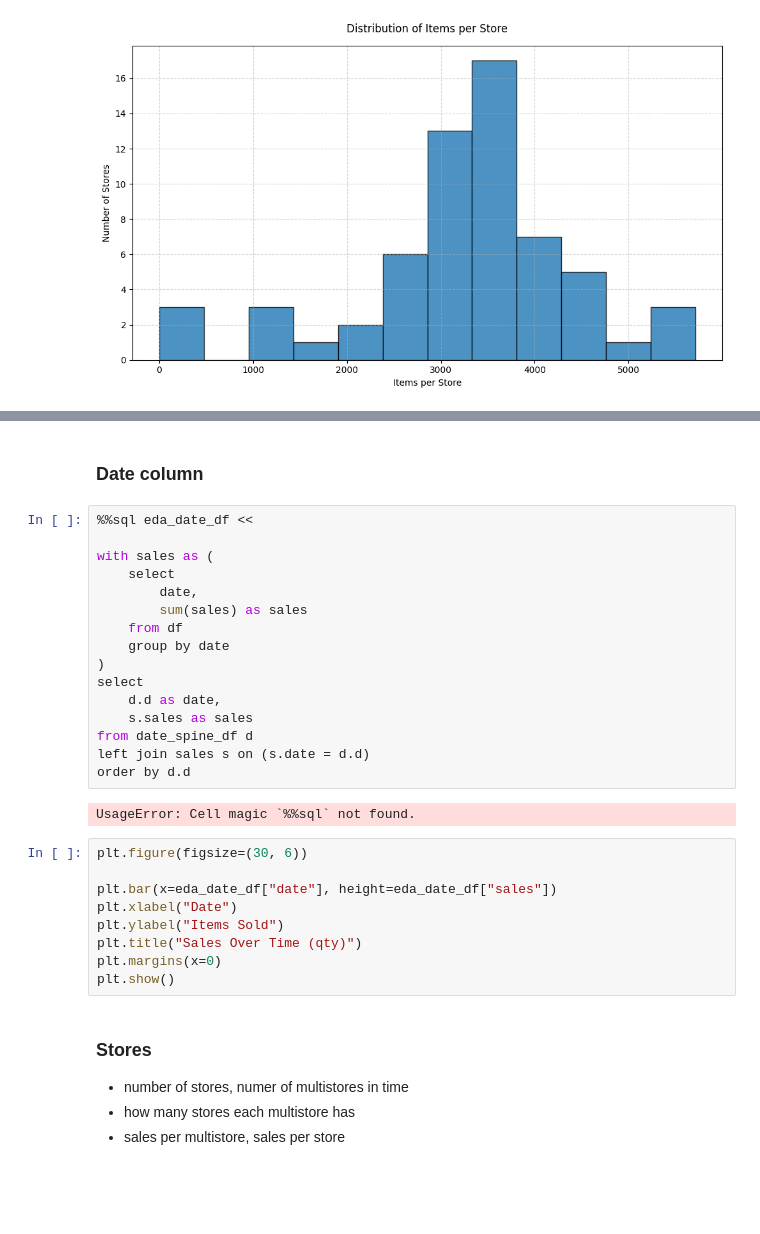
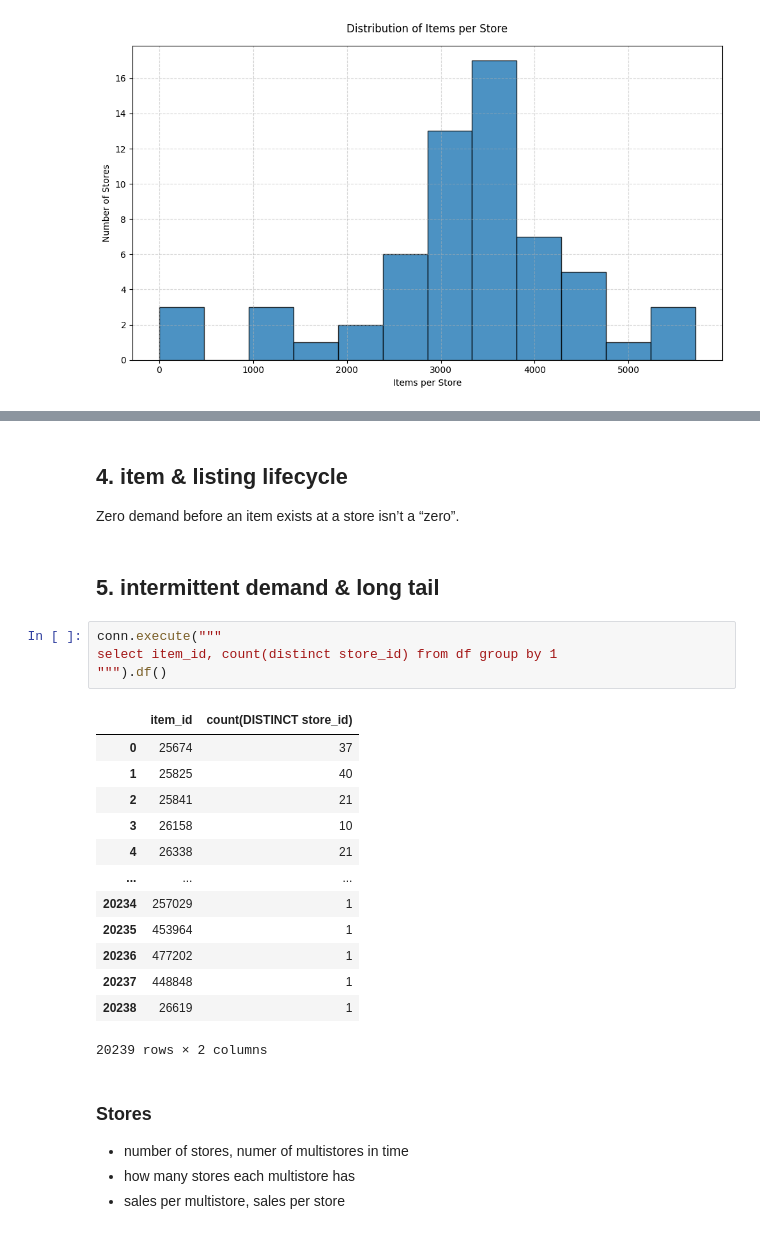
Before and after one commit to kozlov-ski/aptimyz-demand-forecast, a Jupyter notebook: notebooks/2_aptimyz_eda_v1.ipynb, the cells around one changed output, grey strips where cells are left out. Saved outputs shown, nothing was run; the diff lists cells and outputs as text; blank space fills up the shorter version.

```diff
--- a/notebooks/2_aptimyz_eda_v1.ipynb
+++ b/notebooks/2_aptimyz_eda_v1.ipynb
@@ -434,32 +480,26 @@ item_lifespan_df
-# %% [markdown]
-### Date column
-# %%
-%%sql eda_date_df <<
-
-with sales as (
-    select
-        date,
-        sum(sales) as sales
-    from df
-    group by date
-)
-select
-    d.d as date,
-    s.sales as sales
-from date_spine_df d
-left join sales s on (s.date = d.d)
-order by d.d
-# %% [output]
-UsageError: Cell magic `%%sql` not found.
-# %%
-plt.figure(figsize=(30, 6))
-
-plt.bar(x=eda_date_df["date"], height=eda_date_df["sales"])
-plt.xlabel("Date")
-plt.ylabel("Items Sold")
-plt.title("Sales Over Time (qty)")
-plt.margins(x=0)
-plt.show()
+# %% [markdown]
+## 4. item & listing lifecycle
+Zero demand before an item exists at a store isn’t a “zero”.
+# %% [markdown]
+## 5. intermittent demand & long tail
+# %%
+conn.execute("""
+select item_id, count(distinct store_id) from df group by 1
+""").df()
+# %% [output]
+|  | item_id | count(DISTINCT store_id) |
+| 0 | 25674 | 37 |
+| 1 | 25825 | 40 |
+| 2 | 25841 | 21 |
+| 3 | 26158 | 10 |
+| 4 | 26338 | 21 |
+| ... | ... | ... |
+| 20234 | 257029 | 1 |
+| 20235 | 453964 | 1 |
+| 20236 | 477202 | 1 |
+| 20237 | 448848 | 1 |
+| 20238 | 26619 | 1 |
+20239 rows × 2 columns
 # %% [markdown]
 ### Stores
 
```
Also changed, not shown: parts of 14 cells of this notebook.
